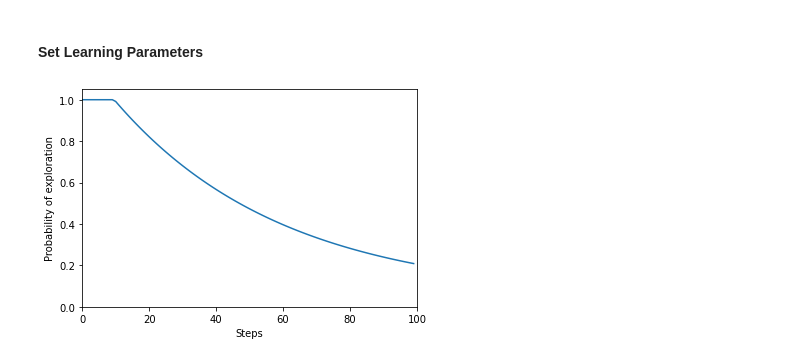
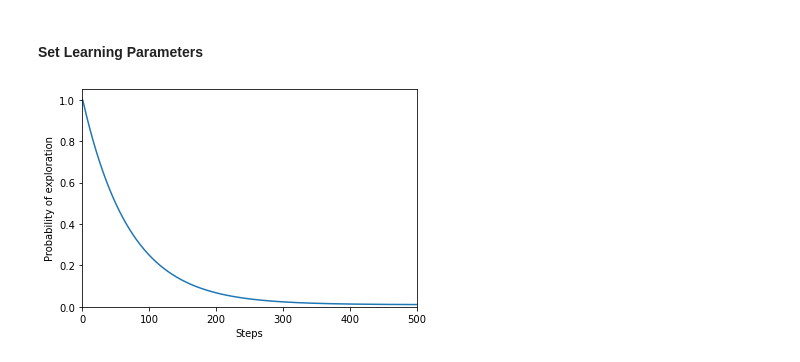
Before and after one commit to dabiged/RLPlayground, a Jupyter notebook: IntroRL/LunarLander.ipynb, the cells around one changed output. Cells and saved outputs as stored; diff of their text form; code cells hidden in the pictures.

```diff
--- a/IntroRL/LunarLander.ipynb
+++ b/IntroRL/LunarLander.ipynb
@@ -338,19 +339,19 @@ env.close()
 # %%
 BATCH_SIZE = 512
 # Discount Factor
-GAMMA = 0.9
+GAMMA = 0.99
 
 # Define epsilon greedy behaviour with 3 parameters.
 # Note we want to explore exclusively initially.
-EPS_START = 1.2
-EPS_END = 0.05
-EPS_DECAY = 50.0
+EPS_START = 1.01
+EPS_END = 0.01
+EPS_DECAY = 70.0
 
 # Plot what our epsilon values look like.
-plot_eps(100,EPS_START,EPS_END,EPS_DECAY)
+plot_eps(500,EPS_START,EPS_END,EPS_DECAY)
 
 # How often do we update our policy network parameters (in steps)
-TARGET_UPDATE = 1
+TARGET_UPDATE = 3
 # %% [output]
-[figure, old version]
+[figure, new version]
 # %%
```
Also changed, not shown: parts of 5 cells of this notebook.
